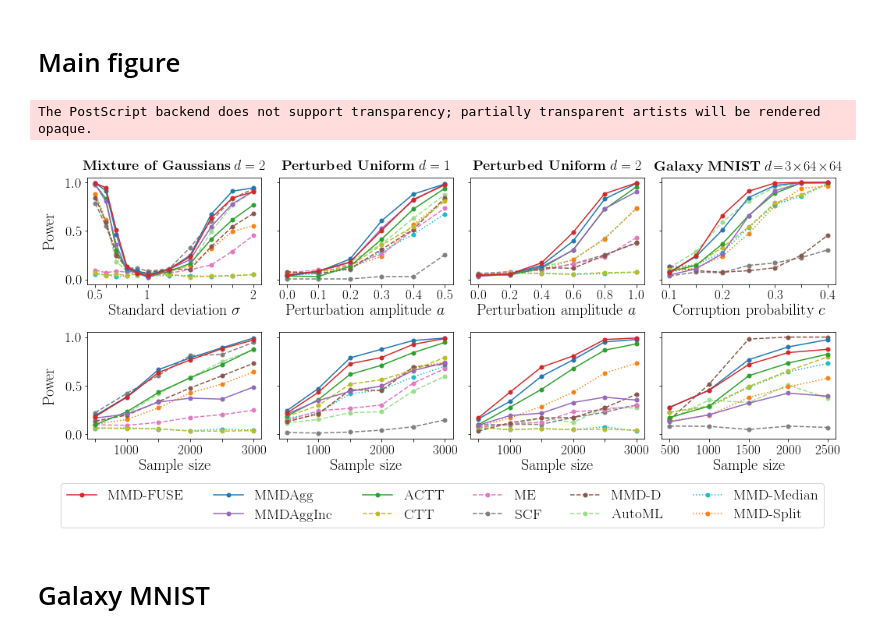
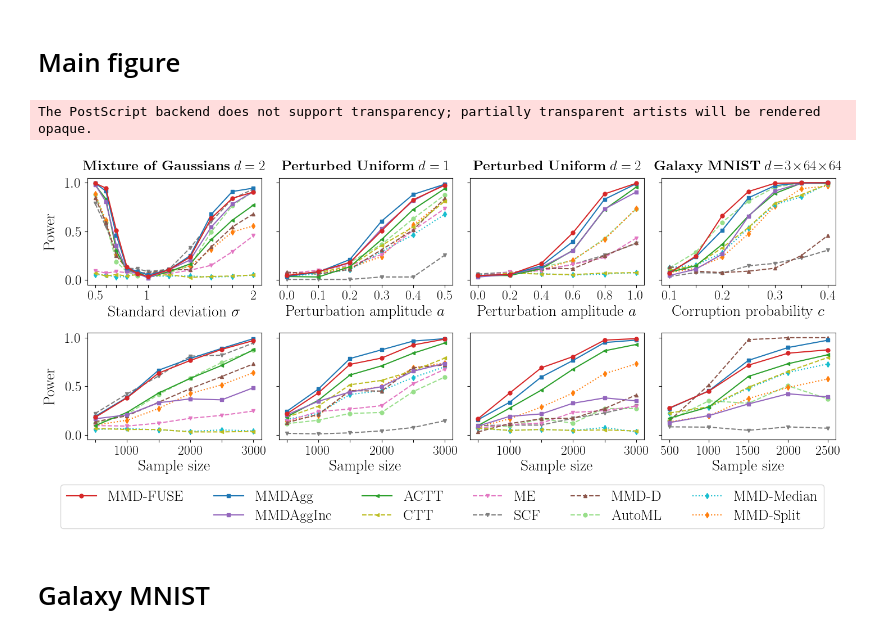
Before and after one commit to antoninschrab/mmdfuse-paper, a Jupyter notebook: figures.ipynb, the cells around one changed output. Cells and saved outputs as stored; diff of their text form; code cells hidden in the pictures.

```diff
--- a/figures.ipynb
+++ b/figures.ipynb
@@ -37,7 +37,7 @@ styles = [
     'dashed', # CTT
     'solid',  # ACTT
 ]
-markers = ["o",] * len(tests_names)
+markers = np.array(["o", "d", "d", "s", "s", "^", "v", "v", "<", "<"])#[[3, 9, 1, 0, 4, 5, 6, 7, 8, 2]]
 colors = np.array(["C" + str(i) for i in range(len(tests_names))])[[3, 9, 1, 0, 4, 5, 6, 7, 8, 2]]
 order = [2, 1, 7, 6, 5, 8, 9, 4, 3, 0]
 color_autotst = "#98DF8A"
@@ -190,34 +190,34 @@ for j in order:
         axs[idx].plot(x_axis, power[j], color=colors[j], marker=markers[j], linestyle=styles[j], label=tests_names[j], markersize=markersize)
 axs[idx].set_xlabel(r"Sample size", fontsize=fs+2)
 # axs[idx].set_ylabel("Power")
 axs[idx].set_xticks(x_axis)
 axs[idx].set_ylim(-0.05, 1.05)
 axs[idx].set_yticks([0, 0.5, 1])
 axs[idx].tick_params(axis='x', which='major', labelsize=fs - 1)
 
 # Legend
 idx = (1, 1)
 handles, labels = axs[idx].get_legend_handles_labels()
 # tests = (mmdfuse_test, mmd_median_test, mmd_split_test, mmdagg_test, mmdagginc_test, deep_mmd_test, scf_test, ctt_test, actt_test, deep_mmd_test_64)
 order_legend = [10, 11, 9, 8, 7, 6, 4, 3, 5, 0, 2, 1] # [2, 1, 7, 6, 5, 8, 9, 4, 3, 0] #(0, 1, 2, 3, 4, 5, 6)
 axs[idx].legend(
     [handles[index] for index in order_legend],
     [labels[index] for index in order_legend],
     fontsize=fs+1,
     ncol=6,
     handleheight=0.5,
     labelspacing=0.4,
     columnspacing=2,
     loc="lower center",
     bbox_to_anchor=(0.94, -0.9),
 )
 
 # Save Figure
 f.savefig("figures/main_figure.eps", bbox_inches="tight")
 f.savefig("figures/main_figure.png", dpi=300, bbox_inches="tight")
 # %% [output]
 The PostScript backend does not support transparency; partially transparent artists will be rendered opaque.
-[figure, old version]
+[figure, new version]
 # %% [markdown]
 # Galaxy MNIST
 # %%
```
Also changed, not shown: parts of 2 cells of this notebook, 8 other files.
